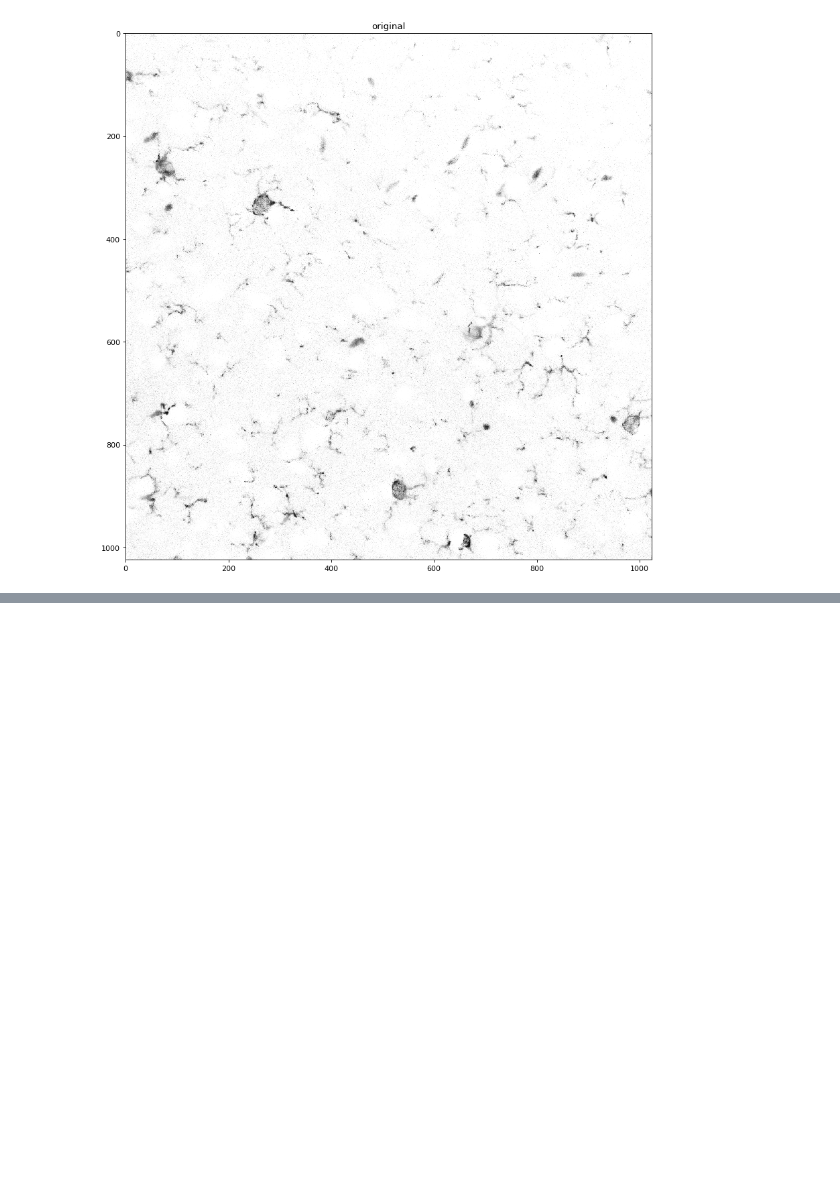
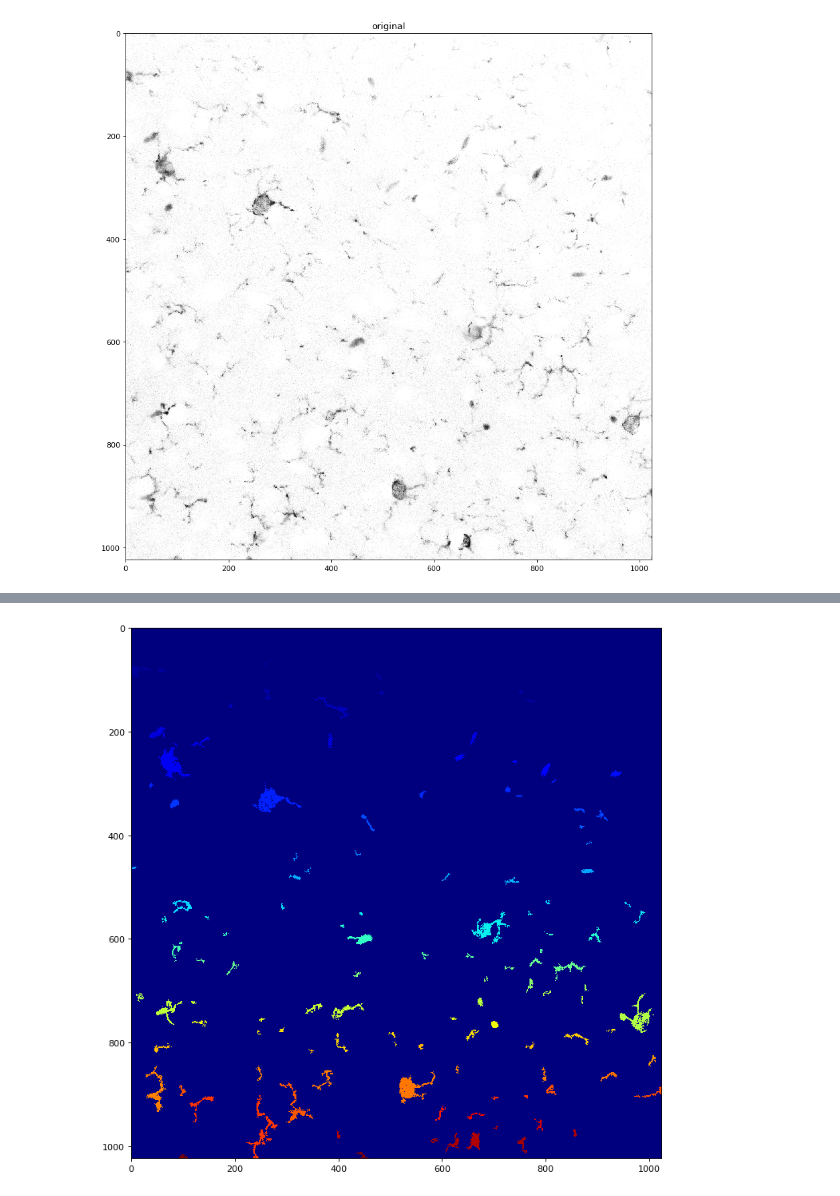
Before and after one commit to nkorobkov/microglia-or, a Jupyter notebook: notebooks/script1.ipynb, the cells around one changed output, grey strips where cells are left out. Saved outputs shown, nothing was run; the diff lists cells and outputs as text; code cells hidden in the pictures; blank space fills up the shorter version.

```diff
--- a/notebooks/script1.ipynb
+++ b/notebooks/script1.ipynb
@@ -173,0 +253,9 @@ container.draw_components()
+# %%
+#merging close components based on centroids and contour distance
+
+PREMERGE_CENTROIDS_DISTANCE_T  = 70
+PREMERGE_CONTOUR_DISTANCE_T = 12
+
+container.merge_components_closer_than(PREMERGE_CENTROIDS_DISTANCE_T, PREMERGE_CONTOUR_DISTANCE_T)
+container.draw_components()
+# %% [output]
@@ -173,0 +264 @@ container.draw_components()
+[figure, added]
```
Also changed, not shown: parts of 13 cells of this notebook.
